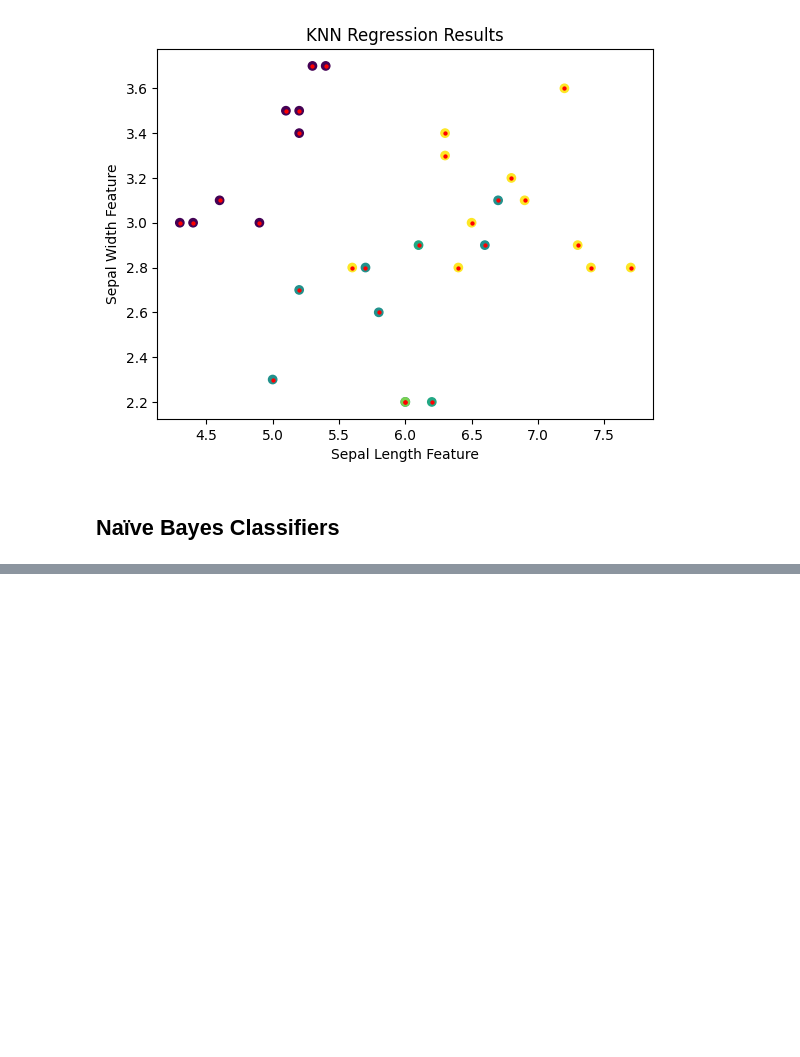
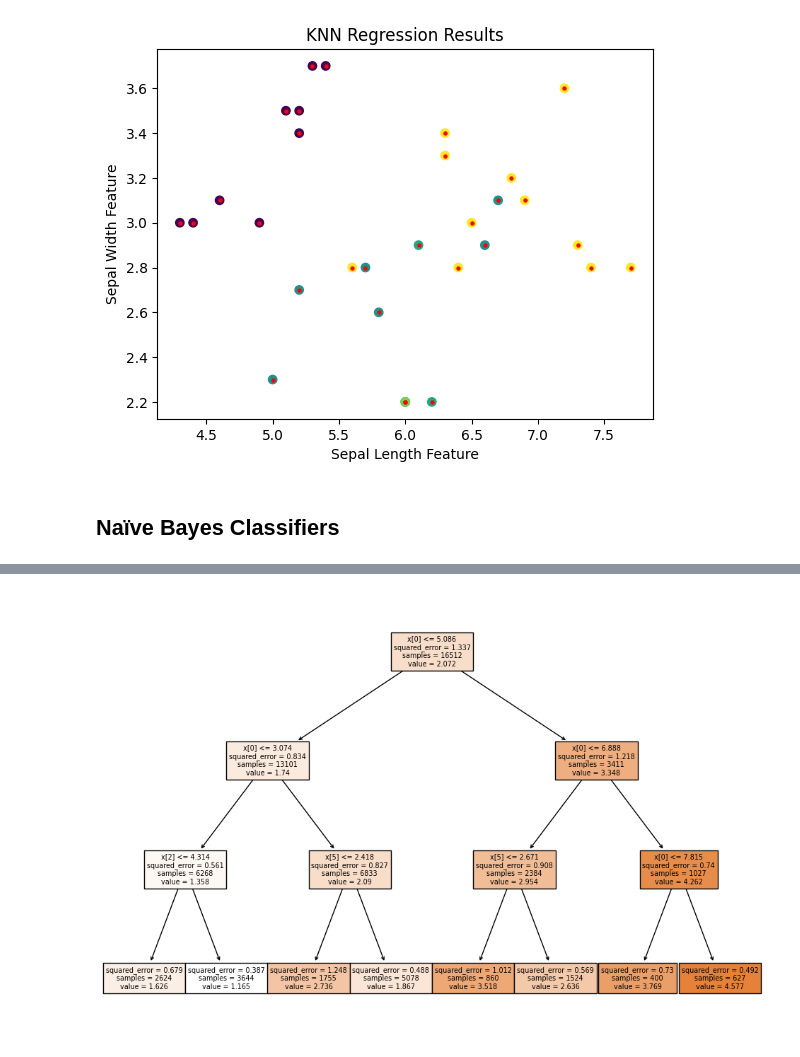
Before and after one commit to patty111/DataMiningNTNU, a Jupyter notebook: hw6/hw6-scikit learn 學習單.ipynb, the cells around one changed output, grey strips where cells are left out. Cells and saved outputs as stored; diff of their text form; code cells hidden in the pictures; blank space fills up the shorter version.

```diff
--- a/hw6/hw6-scikit learn 學習單.ipynb
+++ b/hw6/hw6-scikit learn 學習單.ipynb
@@ -74,0 +228,19 @@ plt.show()
+# %%
+# Decision Tree Regressor
+from sklearn.tree import DecisionTreeRegressor, plot_tree
+from sklearn.datasets import fetch_california_housing
+from sklearn.model_selection import train_test_split
+import matplotlib.pyplot as plt
+
+california = fetch_california_housing()
+
+X_train, X_test, y_train, y_test = train_test_split(california.data, california.target, test_size=0.2, random_state=42)
+
+reg = DecisionTreeRegressor(max_depth=3)
+reg.fit(X_train, y_train)
+
+plt.figure(figsize=(12, 8))
+plot_tree(reg, filled=True)
+plt.show()
+# %% [output]
+[figure, added]
```
Also changed, not shown: parts of 32 cells of this notebook.
